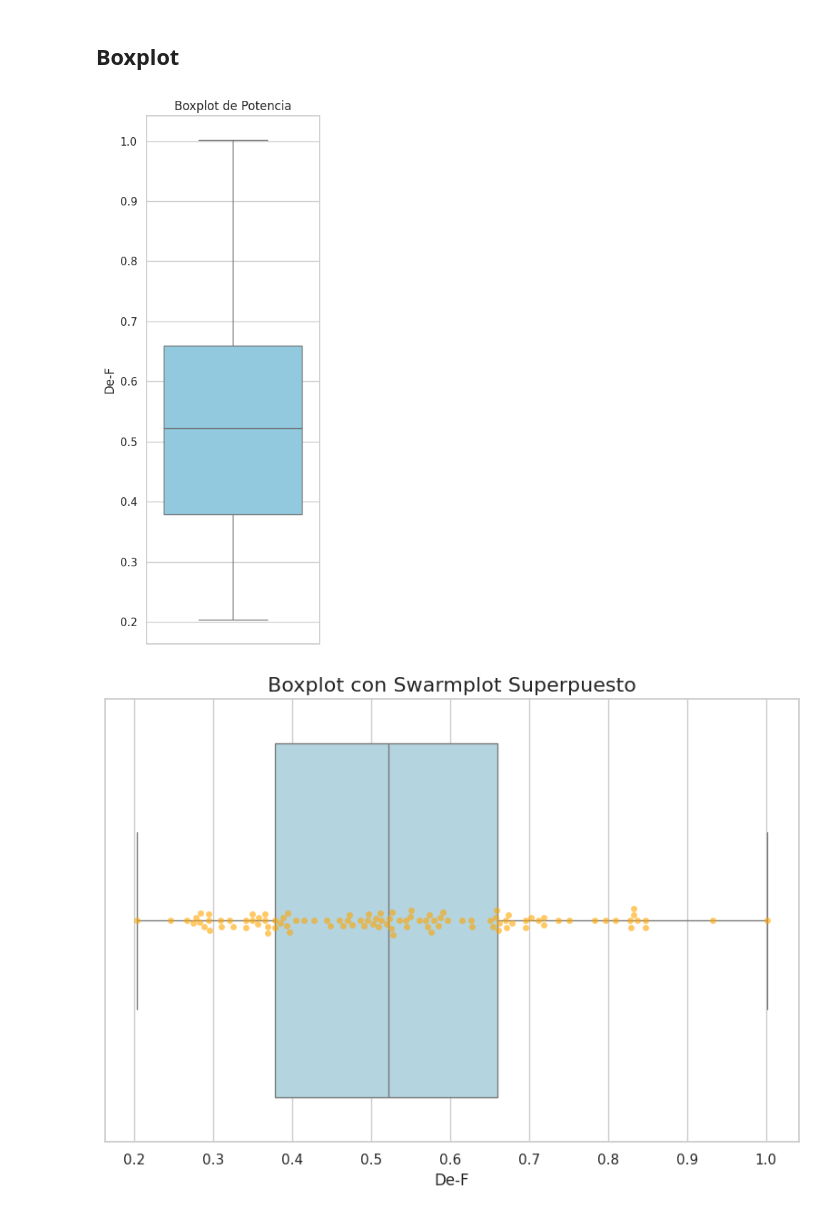
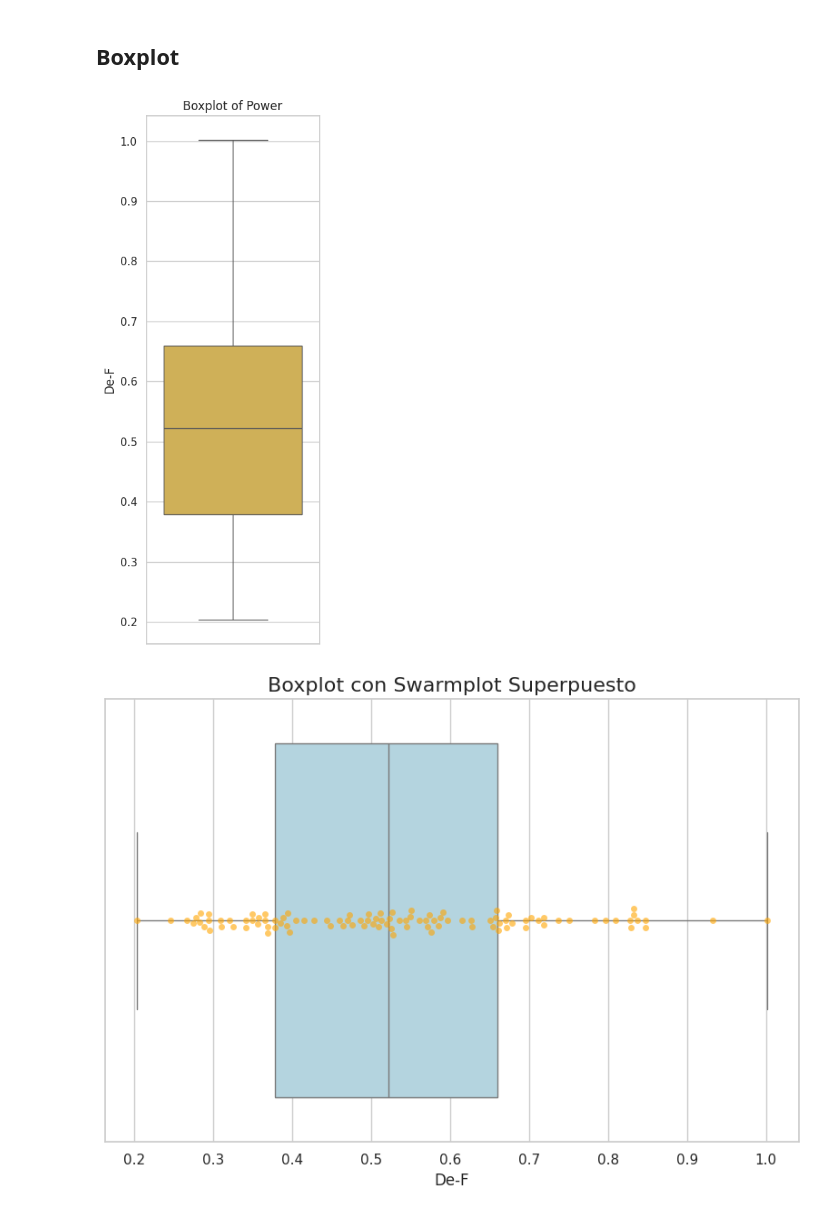
Before and after one commit to vhenaoi/Python-Machine-Learning-Techniques, a Jupyter notebook: Workshops/Workshop 2/Script2.ipynb, the cells around one changed output. Drawn from its saved outputs; the diff is of its cells as text; code cells hidden in the pictures.

```diff
--- a/Workshops/Workshop 2/Script2.ipynb
+++ b/Workshops/Workshop 2/Script2.ipynb
@@ -792,17 +799,17 @@ plt.show()  # Display the plot
 # %%
 # Vertical Boxplot
 column_name = f"De-F"  # Define the column name for which the boxplot will be created
 plt.figure(figsize=(6, 8))  # Create a figure with specified size
 
 # Create a subplot
 plt.subplot(1, 2, 2)  # Position of the subplot in the grid
-sns.boxplot(y=data_eeg[column_name], color="skyblue")  # Create a vertical boxplot with a specified color
+sns.boxplot(y=data_eeg[column_name], color='#E3B944')  # Create a vertical boxplot with a specified color
 plt.title('Boxplot of Power')  # Set the title of the plot
 
 plt.tight_layout()  # Adjust the layout to avoid overlap
 plt.show()  # Display the plot
 # %% [output]
-[figure, old version]
+[figure, new version]
 # %%
 # Boxplot with Overlaid Swarmplot
 column_name = f"De-F"  # Define the column name for which the boxplot will be created
```
Also changed, not shown: parts of 4 cells of this notebook, 4 other files.
